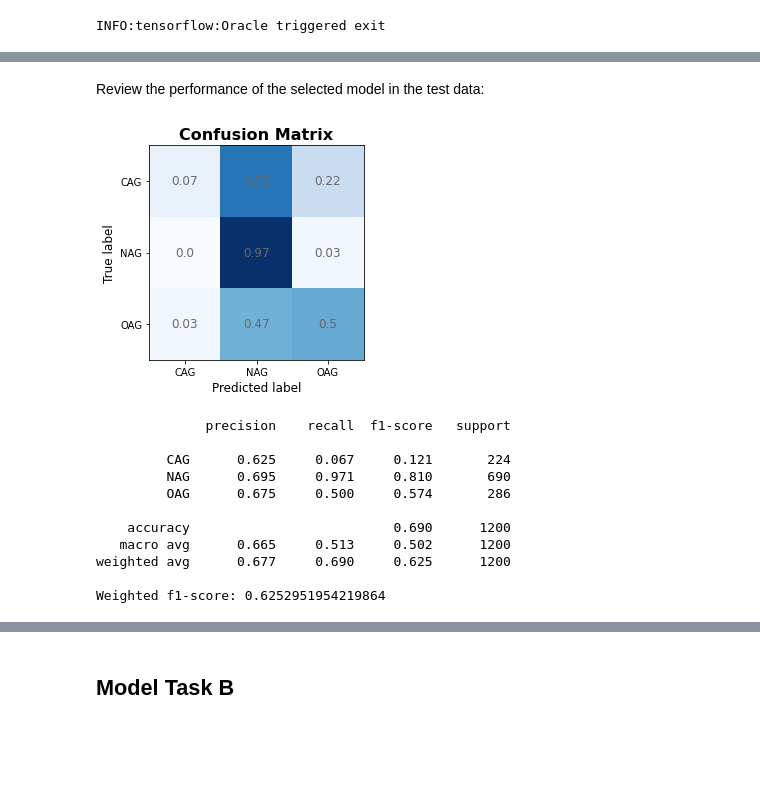
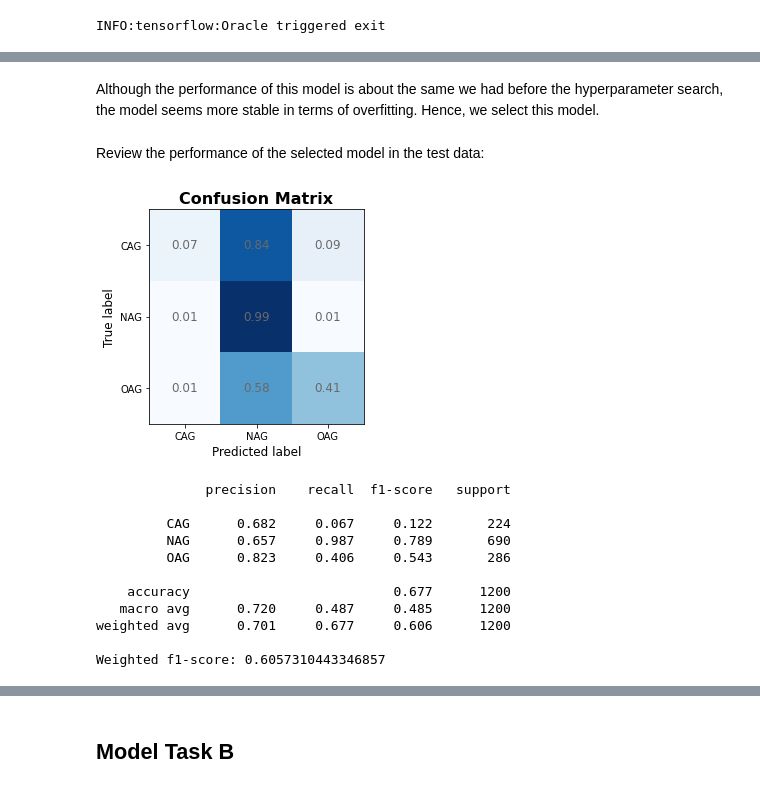
Before and after one commit to ipietri/w266_Final_Project, a Jupyter notebook: notebooks/TRAC-2-notebooks/TRAC2-Baseline-Models.ipynb, the cells around one changed output, grey strips where cells are left out. Saved outputs shown, nothing was run; the diff lists cells and outputs as text; code cells hidden in the pictures; blank space fills up the shorter version.

Commit message:
TRAC2 baseline models completed

```diff
--- a/notebooks/TRAC-2-notebooks/TRAC2-Baseline-Models.ipynb
+++ b/notebooks/TRAC-2-notebooks/TRAC2-Baseline-Models.ipynb
@@ -664,7 +665,7 @@ def model_builder(hp):
 # %% [output]
 rm: cannot remove './hp_search_BOW_task_A': No such file or directory
 # %%
-tuner = kt.RandomSearch(model_builder, objective='categorical_crossentropy', max_trials=10, directory='hp_search_BOW_task_A')
+tuner = kt.RandomSearch(model_builder, objective='val_categorical_accuracy', max_trials=10, directory='hp_search_BOW_task_A')
 # %%
 tuner.search(train_input, train_labels_a_enc, validation_data=(dev_input, dev_labels_a_enc), epochs=50, verbose=0)
 # %% [output]
@@ -696,31 +749,33 @@ The model does not improve much over the model we had before the automatic hyper
+# %% [markdown]
+Although the performance of this model is about the same we had before the hyperparameter search, the model seems more stable in terms of overfitting. Hence, we select this model.
 # %% [markdown]
 Review the performance of the selected model in the test data:
 # %%
 # Now we can evaluate the optimized model on the TEST data.
 
 # predict labels using the test data
-pred_labels_test_a = from_prob_to_labels(BOW_model_A, test_input, 'A')
+pred_labels_test_a = from_prob_to_labels(BOW_model_A_optimized, test_input, 'A')
 
 # Create confusion matrix
-confusion_matrix_plot(BOW_model_A, test_input, test_labels_a, task='A', normalize='true')
+confusion_matrix_plot(BOW_model_A_optimized, test_input, test_labels_a, task='A', normalize='true')
 
 # print the precision, recall, f1
 print(metrics.classification_report(test_labels_a, pred_labels_test_a, digits=3))
 
 # print global weighted f-1 score
 print(f"Weighted f1-score: {metrics.f1_score(test_labels_a, pred_labels_test_a, pos_label=1, average='weighted')}")
 # %% [output]
-[figure, old version]
+[figure, new version]
               precision    recall  f1-score   support
 
-         CAG      0.625     0.067     0.121       224
-         NAG      0.695     0.971     0.810       690
-         OAG      0.675     0.500     0.574       286
+         CAG      0.682     0.067     0.122       224
+         NAG      0.657     0.987     0.789       690
+         OAG      0.823     0.406     0.543       286
 
-    accuracy                          0.690      1200
-   macro avg      0.665     0.513     0.502      1200
-weighted avg      0.677     0.690     0.625      1200
+    accuracy                          0.677      1200
+   macro avg      0.720     0.487     0.485      1200
+weighted avg      0.701     0.677     0.606      1200
 
-Weighted f1-score: 0.6252951954219864
+Weighted f1-score: 0.6057310443346857
 # %%
 # save model
```
Also changed, not shown: parts of 28 cells of this notebook.
